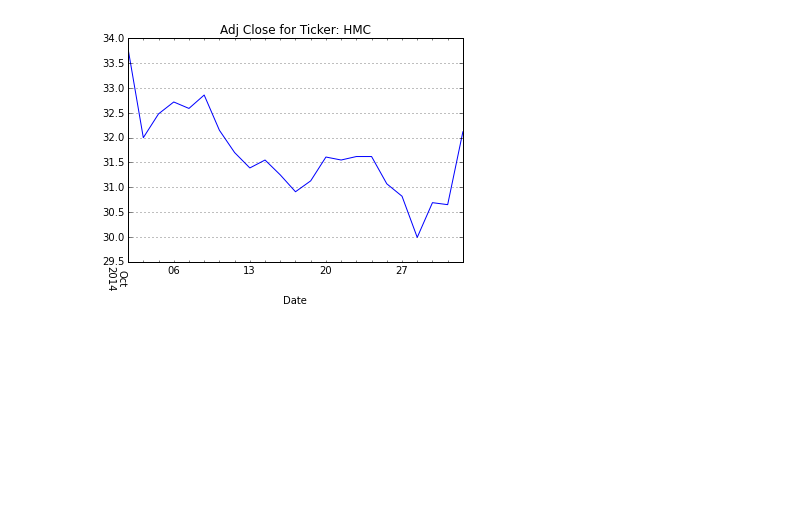
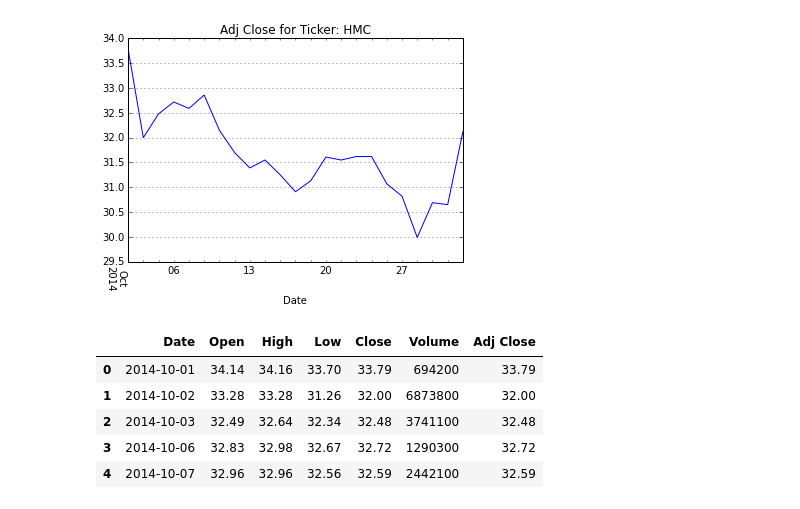
Before and after one commit to Ebotto1/ipython_notebooks, a Jupyter notebook: pandas/Yahoo_Stock_Data.ipynb, the cells around one changed output. Saved outputs shown, nothing was run; the diff lists cells and outputs as text; code cells hidden in the pictures; blank space fills up the shorter version.

```diff
--- a/pandas/Yahoo_Stock_Data.ipynb
+++ b/pandas/Yahoo_Stock_Data.ipynb
@@ -17,0 +31,9 @@ show()
+# %%
+df.head()
+# %% [output]
+|  | Date | Open | High | Low | Close | Volume | Adj Close |
+| 0 | 2014-10-01 | 34.14 | 34.16 | 33.70 | 33.79 | 694200 | 33.79 |
+| 1 | 2014-10-02 | 33.28 | 33.28 | 31.26 | 32.00 | 6873800 | 32.00 |
+| 2 | 2014-10-03 | 32.49 | 32.64 | 32.34 | 32.48 | 3741100 | 32.48 |
+| 3 | 2014-10-06 | 32.83 | 32.98 | 32.67 | 32.72 | 1290300 | 32.72 |
+| 4 | 2014-10-07 | 32.96 | 32.96 | 32.56 | 32.59 | 2442100 | 32.59 |
```
Also changed, not shown: parts of 8 cells of this notebook.
